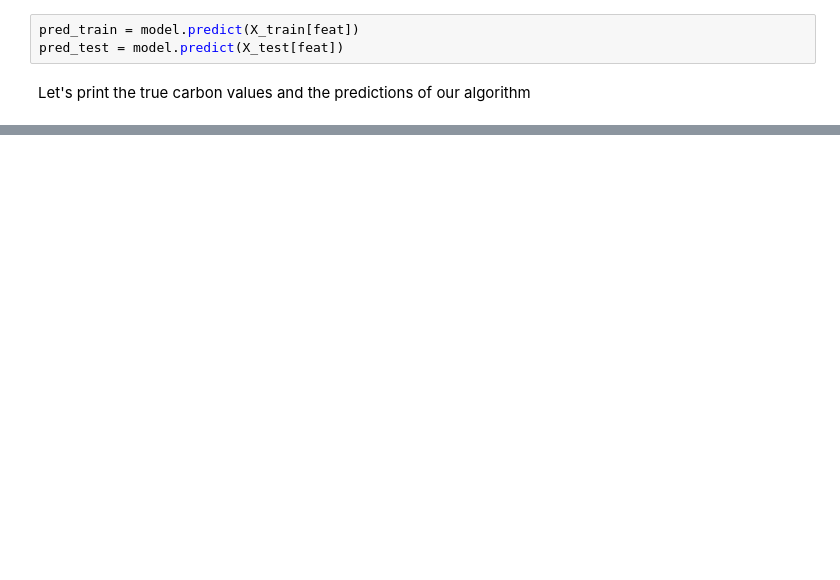
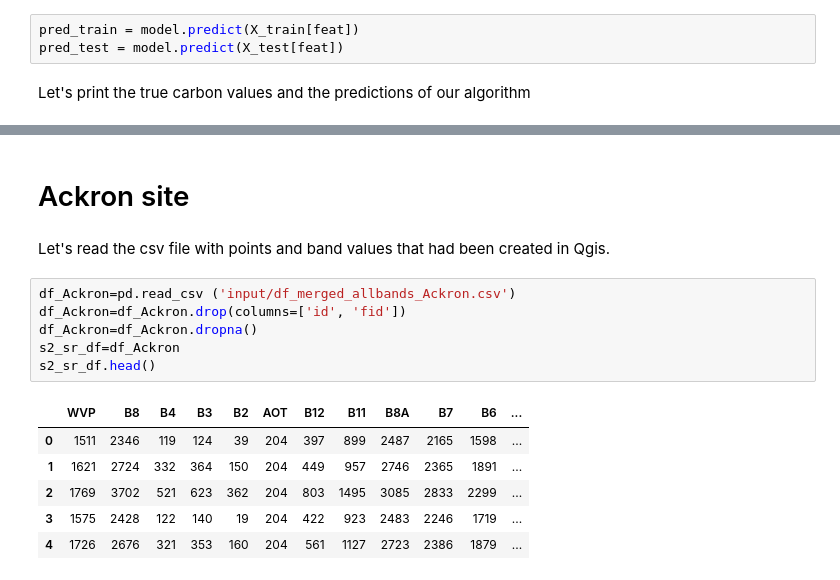
Before and after one commit to janjatovic/MangrovesBardsley, a Jupyter notebook: Mangroves on Bardsley.ipynb, the cells around one changed output, grey strips where cells are left out. Saved outputs shown, nothing was run; the diff lists cells and outputs as text; blank space fills up the shorter version.

```diff
--- a/Mangroves on Bardsley.ipynb
+++ b/Mangroves on Bardsley.ipynb
@@ -212,0 +214,17 @@ Root Mean Squared Error: 3.8312175479859083
+# %% [markdown]
+# Ackron site
+# %% [markdown]
+Let's read the csv file with points and band values that had been created in Qgis.
+# %%
+df_Ackron=pd.read_csv ('input/df_merged_allbands_Ackron.csv')
+df_Ackron=df_Ackron.drop(columns=['id', 'fid'])
+df_Ackron=df_Ackron.dropna()
+s2_sr_df=df_Ackron
+s2_sr_df.head()
+# %% [output]
+|  | WVP | B8 | B4 | B3 | B2 | AOT | B12 | B11 | B8A | B7 | B6 | ... |
+| 0 | 1511 | 2346 | 119 | 124 | 39 | 204 | 397 | 899 | 2487 | 2165 | 1598 | ... |
+| 1 | 1621 | 2724 | 332 | 364 | 150 | 204 | 449 | 957 | 2746 | 2365 | 1891 | ... |
+| 2 | 1769 | 3702 | 521 | 623 | 362 | 204 | 803 | 1495 | 3085 | 2833 | 2299 | ... |
+| 3 | 1575 | 2428 | 122 | 140 | 19 | 204 | 422 | 923 | 2483 | 2246 | 1719 | ... |
+| 4 | 1726 | 2676 | 321 | 353 | 160 | 204 | 561 | 1127 | 2723 | 2386 | 1879 | ... |
```
Also changed, not shown: parts of 14 cells of this notebook.
